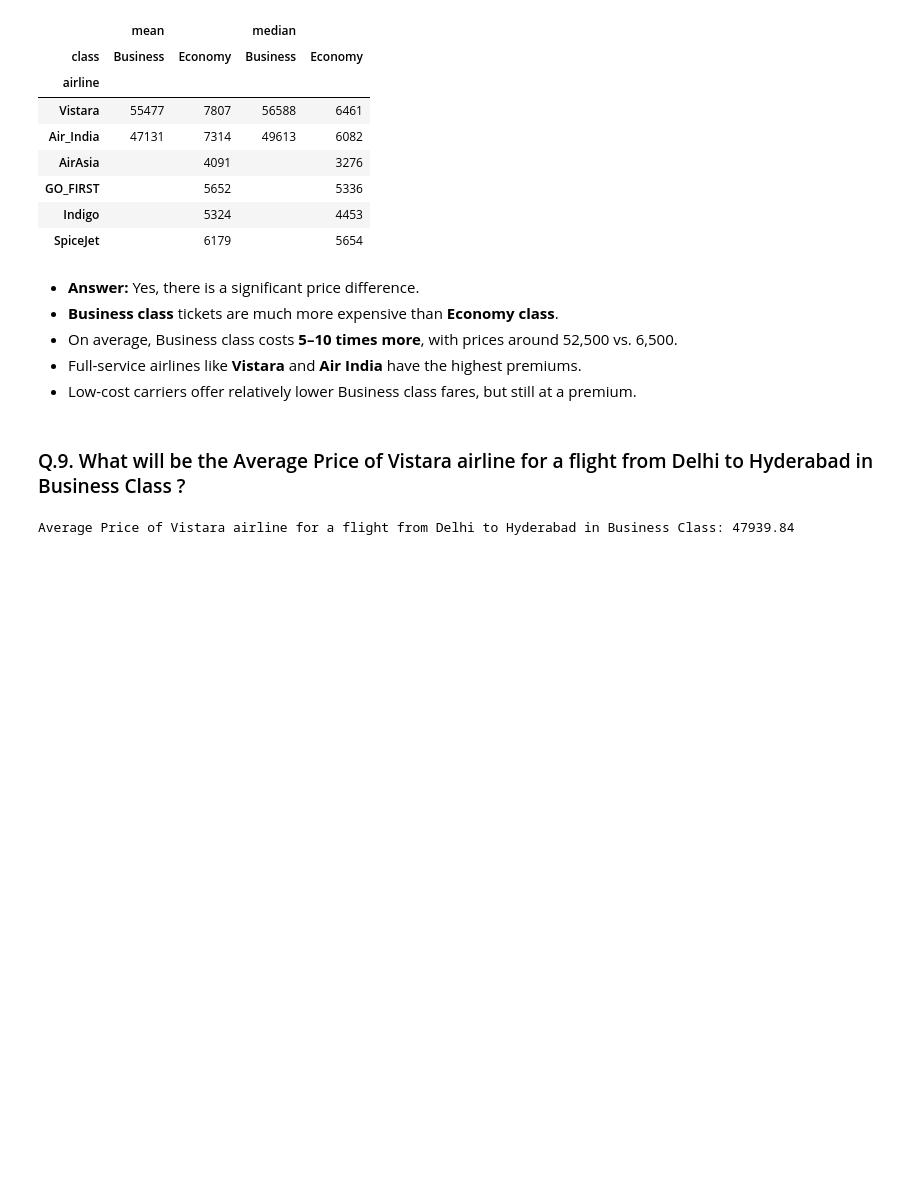
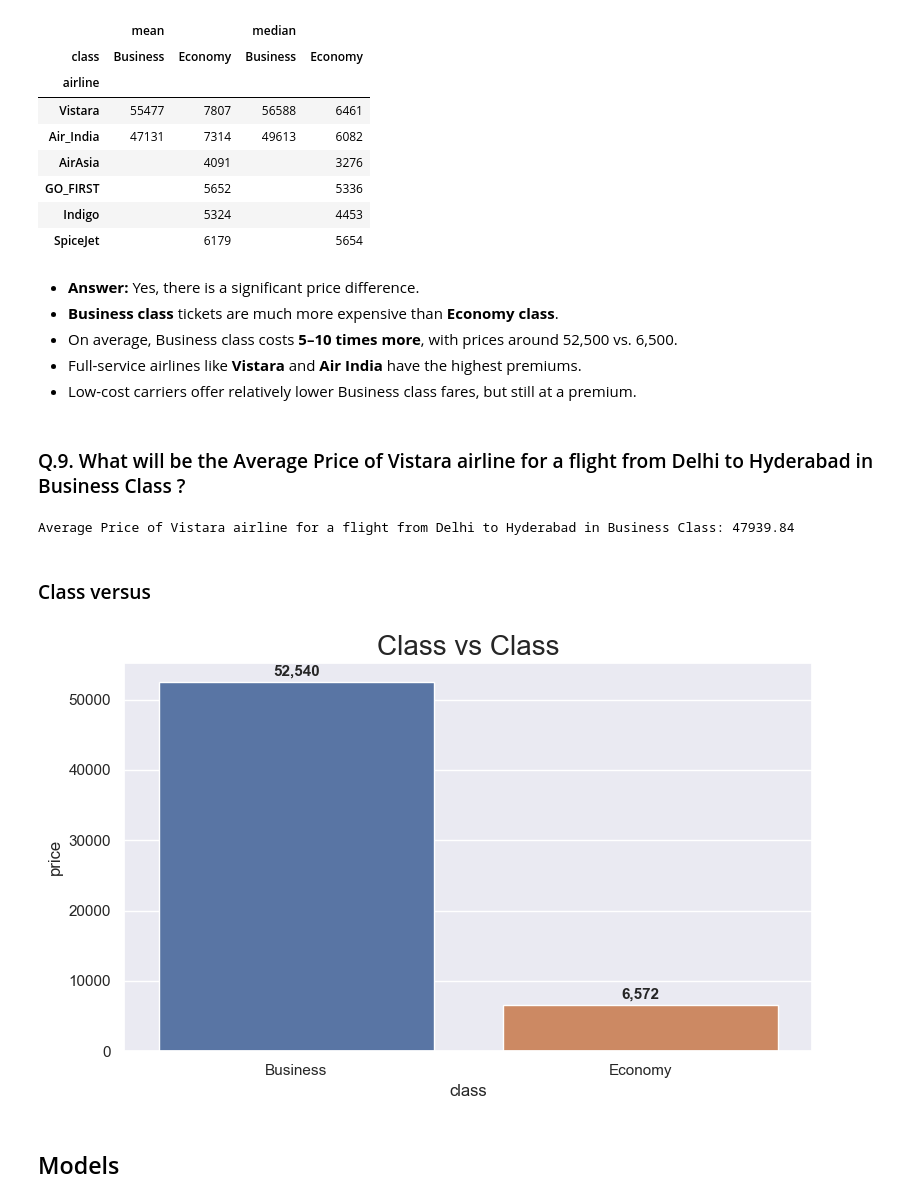
Before and after one commit to Yanmiki/EDA-Indian-Company-from-Kaggle, a Jupyter notebook: avia_analizi.ipynb, the cells around one changed output. Cells and saved outputs as stored; diff of their text form; code cells hidden in the pictures; blank space fills up the shorter version.

```diff
--- a/avia_analizi.ipynb
+++ b/avia_analizi.ipynb
@@ -500,0 +522,16 @@ Average Price of Vistara airline for a flight from Delhi to Hyderabad in Busines
+# %% [markdown]
+### Class versus
+# %%
+df_class_price = pd.pivot_table(data = df_avia, index = 'class', values = 'price').reset_index()
+
+plt.figure(figsize=(8, 5))
+plt.title('Class vs Class', fontsize = 20)
+ax = sns.barplot(data = df_class_price, x = 'class', y = 'price', hue = 'class')
+for i, v in enumerate(df_class_price['price']):
+    ax.text(i, v + 500, f'{v:,.0f}', ha='center', va='bottom', fontweight='bold', fontsize=11)
+plt.tight_layout()
+plt.show()
+# %% [output]
+[figure, added]
+# %% [markdown]
+## Models
```
Also changed, not shown: parts of 23 cells of this notebook, 2 other files.
